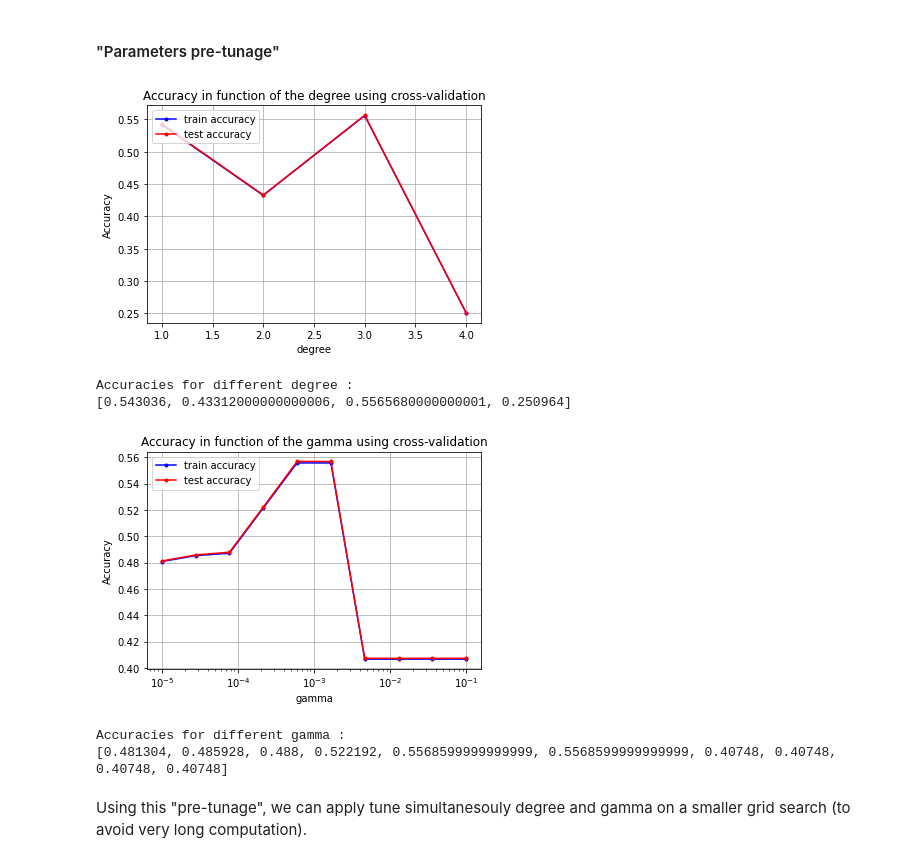
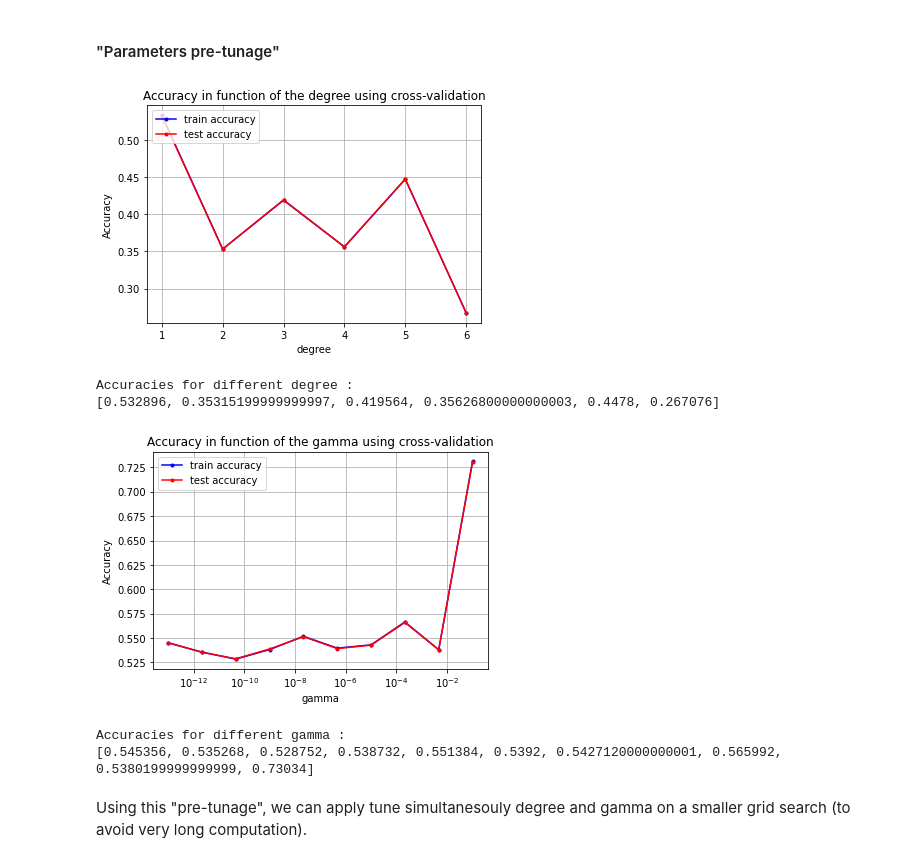
Before and after one commit to CS-433/ml-project-1-thevipers, a Jupyter notebook: Scripts/main_jet.ipynb, the cells around one changed output. Saved outputs shown, nothing was run; the diff lists cells and outputs as text; code cells hidden in the pictures.

```diff
--- a/Scripts/main_jet.ipynb
+++ b/Scripts/main_jet.ipynb
@@ -34,36 +37,36 @@ seed = np.random.seed(10)
 # %%
 #Fixed parameters :
 k_fold=4
 max_iters = 50
 
 #Parameters to tune :
-degrees = 1+np.arange(4)
-gamma= 1e-3
+degrees = 1+np.arange(6)
+gamma= 1e-13
 
 best_degree, acc_te_deg, acc_tr_deg = tune_best_one(y, tX, k_fold, least_squares_GD, seed=seed, params=degrees, gamma=gamma, max_iters=max_iters, name='degree', jet=True)
 
 CV_param_plot(degrees, acc_tr_deg, acc_te_deg, name_param="degree")
 
 print("Accuracies for different degree :")
 print(acc_te_deg)
 
 #Parameters to tune :
 degree = best_degree
-gammas= np.logspace(-5, -1, 10)
+gammas= np.logspace(-13, -1, 10)
 
 best_gam, acc_te_gam, acc_tr_gam = tune_best_one(y, tX, k_fold, least_squares_GD, seed=seed, params=gammas, degree=degree, max_iters=max_iters, name='gamma', jet=True)
 
 CV_param_plot(gammas, acc_tr_gam, acc_te_gam, name_param="gamma")
 
 print("Accuracies for different gamma :")
 print(acc_te_gam)
 # %% [output]
-[figure, old version]
+[figure, new version]
 Accuracies for different degree :
-[0.543036, 0.43312000000000006, 0.5565680000000001, 0.250964]
+[0.532896, 0.35315199999999997, 0.419564, 0.35626800000000003, 0.4478, 0.267076]
-[figure, old version]
+[figure, new version]
 Accuracies for different gamma :
-[0.481304, 0.485928, 0.488, 0.522192, 0.5568599999999999, 0.5568599999999999, 0.40748, 0.40748, 0.40748, 0.40748]
+[0.545356, 0.535268, 0.528752, 0.538732, 0.551384, 0.5392, 0.5427120000000001, 0.565992, 0.5380199999999999, 0.73034]
 # %% [markdown]
 Using this "pre-tunage", we can apply tune simultanesouly degree and gamma on a smaller grid search (to avoid very long computation).
 # %%
```
Also changed, not shown: parts of 15 cells of this notebook.
